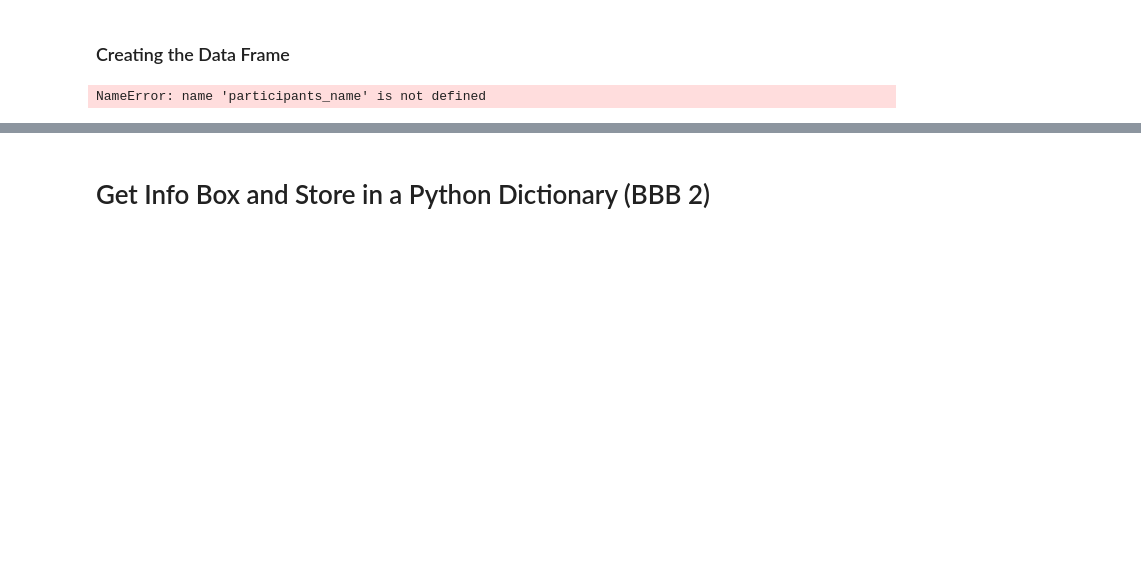
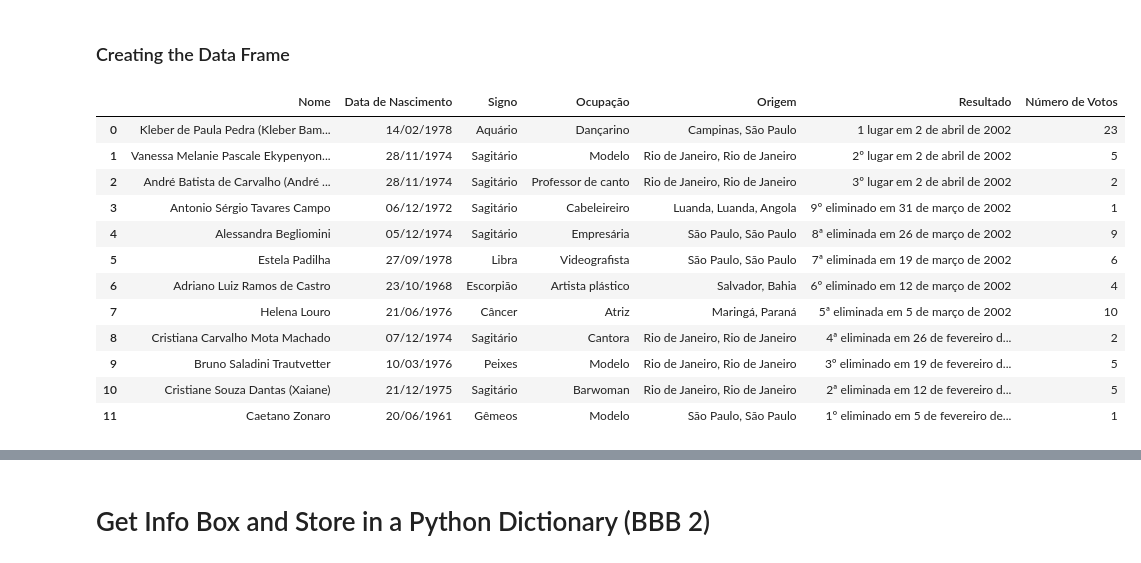
Before and after one commit to Vigtu/webScrapingTraining, a Jupyter notebook: ProjetodeWebScrapingBBB.ipynb, the cells around one changed output, grey strips where cells are left out. Saved outputs shown, nothing was run; the diff lists cells and outputs as text; code cells hidden in the pictures; blank space fills up the shorter version.

Commit message:
errors_fix

```diff
--- a/ProjetodeWebScrapingBBB.ipynb
+++ b/ProjetodeWebScrapingBBB.ipynb
@@ -296,21 +305,33 @@ print(participants_sign)
 # %%
 import pandas as pd
 
 # Dados dos participantes
 data = {
-    'Nome': participants_name,
-    'Data de Nascimento': participants_date,
-    'Signo': participants_sign,
-    'Ocupação': participants_ocupation,
-    'Origem': participants_origin,
-    'Resultado': participants_result,
-    'Número de Votos': votes
+    'Nome': extract_participants_names(info_rows),
+    'Data de Nascimento': date_birth(info_rows),
+    'Signo': calcular_signos(date_birth, info_rows),
+    'Ocupação': ocupation(info_rows),
+    'Origem': origin_of(info_rows),
+    'Resultado': result_of(info_rows),
+    'Número de Votos': get_votes_from_second_wikitable(soup)
 }
 
 # Criar o DataFrame
 df_1 = pd.DataFrame(data)
 
 # Mostrar o DataFrame
 df_1
 # %% [output]
-NameError: name 'participants_name' is not defined
+|  | Nome | Data de Nascimento | Signo | Ocupação | Origem | Resultado | Número de Votos |
+| 0 | Kleber de Paula Pedra (Kleber Bam... | 14/02/1978 | Aquário | Dançarino | Campinas, São Paulo | 1 lugar em 2 de abril de 2002 | 23 |
+| 1 | Vanessa Melanie Pascale Ekypenyon... | 28/11/1974 | Sagitário | Modelo | Rio de Janeiro, Rio de Janeiro | 2º lugar em 2 de abril de 2002 | 5 |
+| 2 | André Batista de Carvalho (André ... | 28/11/1974 | Sagitário | Professor de canto | Rio de Janeiro, Rio de Janeiro | 3º lugar em 2 de abril de 2002 | 2 |
+| 3 | Antonio Sérgio Tavares Campo | 06/12/1972 | Sagitário | Cabeleireiro | Luanda, Luanda, Angola | 9º eliminado em 31 de março de 2002 | 1 |
+| 4 | Alessandra Begliomini | 05/12/1974 | Sagitário | Empresária | São Paulo, São Paulo | 8ª eliminada em 26 de março de 2002 | 9 |
+| 5 | Estela Padilha | 27/09/1978 | Libra | Videografista | São Paulo, São Paulo | 7ª eliminada em 19 de março de 2002 | 6 |
+| 6 | Adriano Luiz Ramos de Castro | 23/10/1968 | Escorpião | Artista plástico | Salvador, Bahia | 6º eliminado em 12 de março de 2002 | 4 |
+| 7 | Helena Louro | 21/06/1976 | Câncer | Atriz | Maringá, Paraná | 5ª eliminada em 5 de março de 2002 | 10 |
+| 8 | Cristiana Carvalho Mota Machado | 07/12/1974 | Sagitário | Cantora | Rio de Janeiro, Rio de Janeiro | 4ª eliminada em 26 de fevereiro d... | 2 |
+| 9 | Bruno Saladini Trautvetter | 10/03/1976 | Peixes | Modelo | Rio de Janeiro, Rio de Janeiro | 3º eliminado em 19 de fevereiro d... | 5 |
+| 10 | Cristiane Souza Dantas (Xaiane) | 21/12/1975 | Sagitário | Barwoman | Rio de Janeiro, Rio de Janeiro | 2ª eliminada em 12 de fevereiro d... | 5 |
+| 11 | Caetano Zonaro | 20/06/1961 | Gêmeos | Modelo | São Paulo, São Paulo | 1º eliminado em 5 de fevereiro de... | 1 |
```
Also changed, not shown: parts of 19 cells of this notebook.
